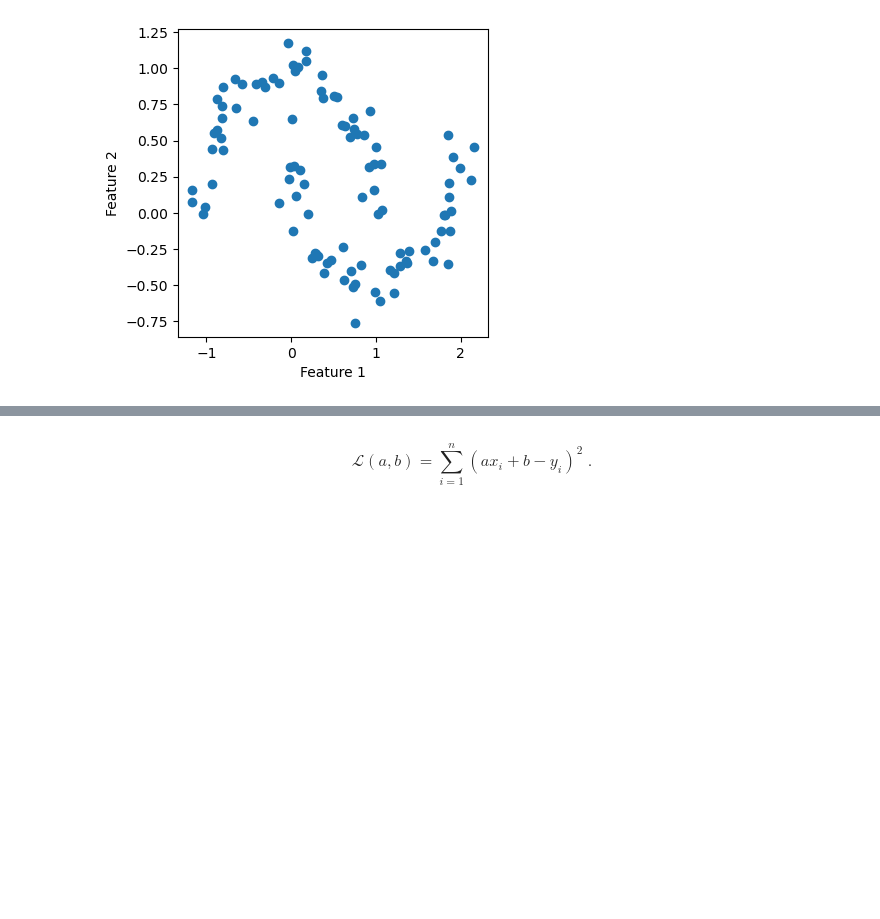
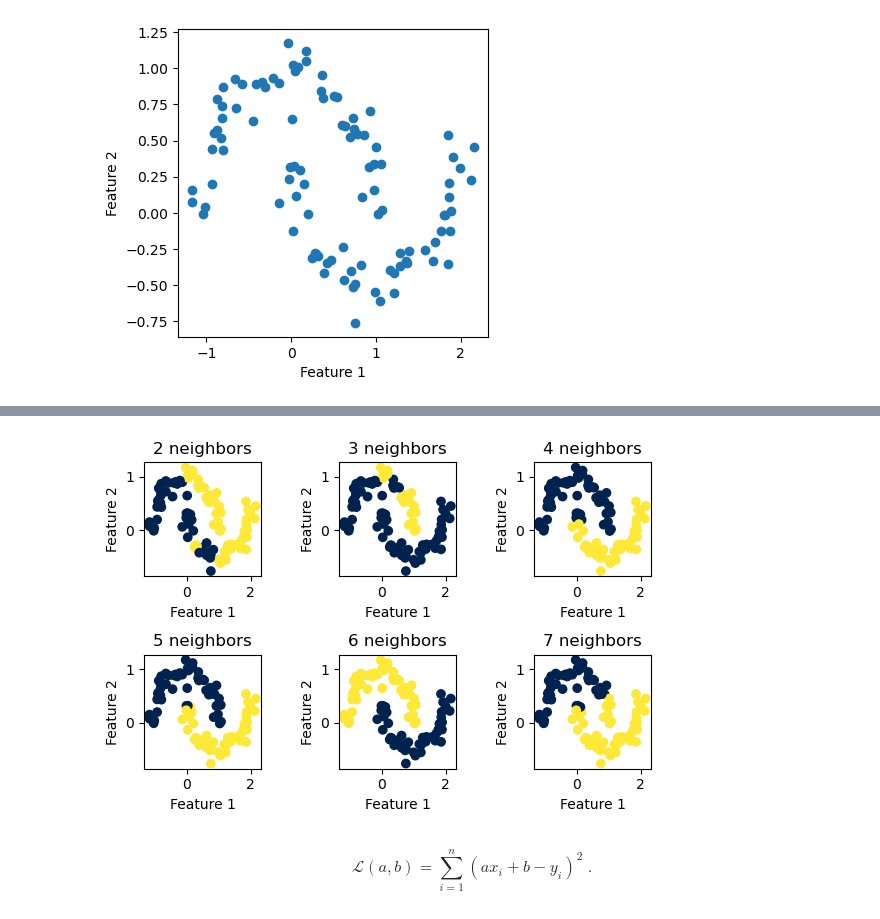
Before and after one commit to Xianzhiwang1/CS0451-page-site, a Jupyter notebook: posts/my-blog-post-06-unsupervised-learning/index.ipynb, the cells around one changed output, grey strips where cells are left out. Saved outputs shown, nothing was run; the diff lists cells and outputs as text; code cells hidden in the pictures; blank space fills up the shorter version.

```diff
--- a/posts/my-blog-post-06-unsupervised-learning/index.ipynb
+++ b/posts/my-blog-post-06-unsupervised-learning/index.ipynb
@@ -209,3 +222,17 @@ a = ax.set(xlabel = "Feature 1", ylabel = "Feature 2")
+# %%
+
+fig, axarr = plt.subplots(2, 3, figsize = (6, 4))
+
+i = 2
+for ax in axarr.ravel():
+    z = spec.spectral_clustering(H, k = i)
+    a = ax.scatter(H[:, 0], H[:, 1], c = z, cmap = plt.cm.cividis)
+    a = ax.set(xlabel = "Feature 1", ylabel = "Feature 2", title = f"{i} neighbors")
+    i += 1
+
+plt.tight_layout()
+# %% [output]
+[figure, added]
 # %% [markdown]
 $$\mathcal{L}(a, b) = \sum_{i = 1}^n (ax_i + b - y_i)^2\;.$$
 # %% [markdown]
```
Also changed, not shown: parts of 2 cells of this notebook, 5 other files.
